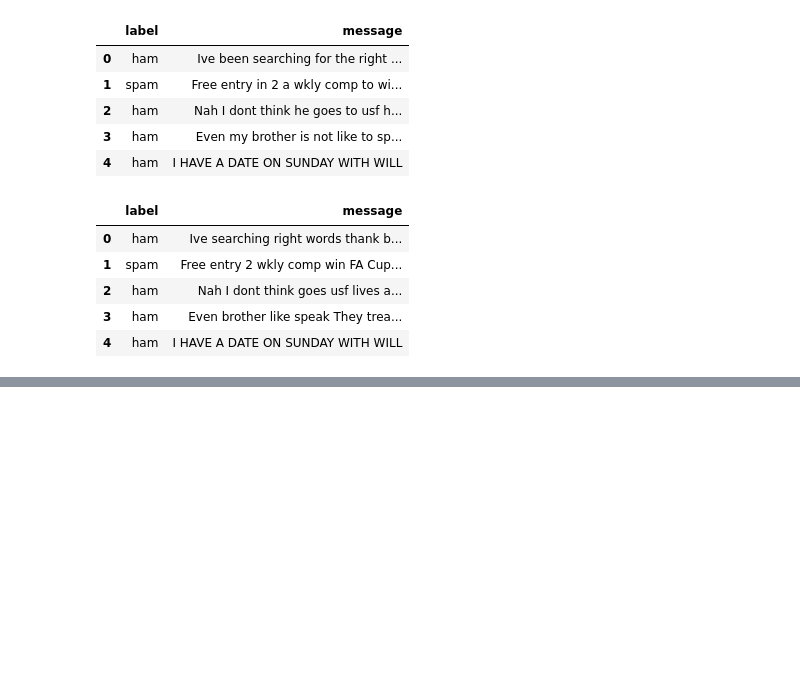
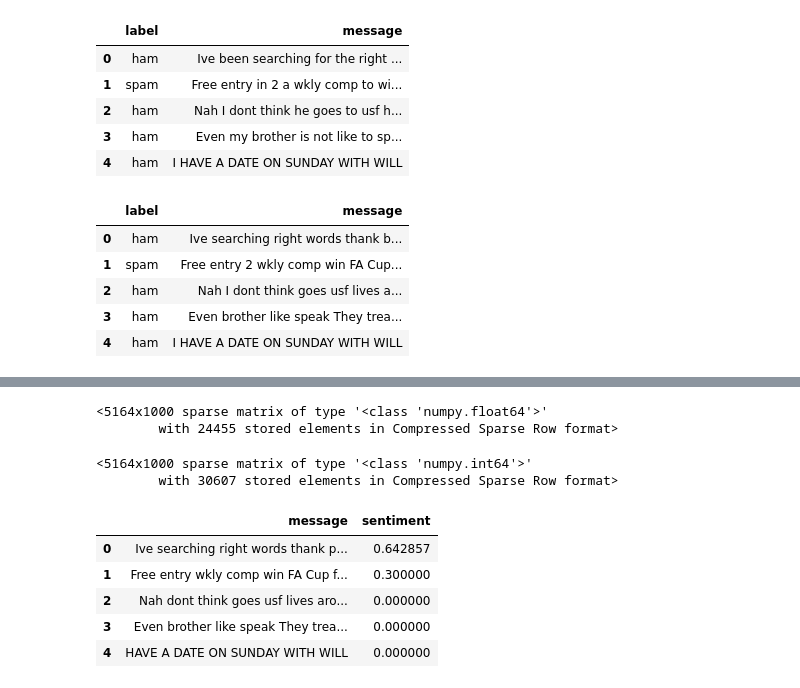
Before and after one commit to arekkopczynski/cdv-spam-classification, a Jupyter notebook: spam-classification.ipynb, the cells around one changed output, grey strips where cells are left out. Saved outputs shown, nothing was run; the diff lists cells and outputs as text; code cells hidden in the pictures; blank space fills up the shorter version.

```diff
--- a/spam-classification.ipynb
+++ b/spam-classification.ipynb
@@ -79,7 +79,7 @@ You      246
 dtype: int64
 # %%
 #Delete frequently used words
-#freq = list(freq.index)
+freq = list(freq)
 df['message'] = df['message'].apply(lambda x: " ".join(x for x in x.split() if x not in freq))
 df['message'].head()
 # %% [output]
@@ -126,5 +126,6 @@ Length: 7045, dtype: int64
 # %%
 #Delete rare used words
+rare = list(rare)
 df['message'] = df['message'].apply(lambda x: " ".join(x for x in x.split() if x not in rare))
 df['message'].head()
 # %% [output]
@@ -151,0 +187,31 @@ WordList(['Nah', 'think', 'goes', 'usf', 'lives', 'around', 'though'])
+# %%
+#TF-IDF
+from sklearn.feature_extraction.text import TfidfVectorizer
+tfidf = TfidfVectorizer(max_features=1000, lowercase=True, analyzer='word',
+ stop_words= 'english',ngram_range=(1,1))
+train_vect = tfidf.fit_transform(df['message'])
+
+train_vect
+# %% [output]
+<5164x1000 sparse matrix of type '<class 'numpy.float64'>'
+        with 24455 stored elements in Compressed Sparse Row format>
+# %%
+#Bag of words
+from sklearn.feature_extraction.text import CountVectorizer
+bow = CountVectorizer(max_features=1000, lowercase=True, ngram_range=(1,1),analyzer = "word")
+train_bow = bow.fit_transform(df['message'])
+train_bow
+# %% [output]
+<5164x1000 sparse matrix of type '<class 'numpy.int64'>'
+        with 30607 stored elements in Compressed Sparse Row format>
+# %%
+#Sentiment analysis
+df['sentiment'] = df['message'].apply(lambda x: TextBlob(x).sentiment[0])
+df[['message','sentiment']].head()
+# %% [output]
+|  | message | sentiment |
+| 0 | Ive searching right words thank p... | 0.642857 |
+| 1 | Free entry wkly comp win FA Cup f... | 0.300000 |
+| 2 | Nah dont think goes usf lives aro... | 0.000000 |
+| 3 | Even brother like speak They trea... | 0.000000 |
+| 4 | HAVE A DATE ON SUNDAY WITH WILL | 0.000000 |
```
Also changed, not shown: parts of 14 cells of this notebook.
